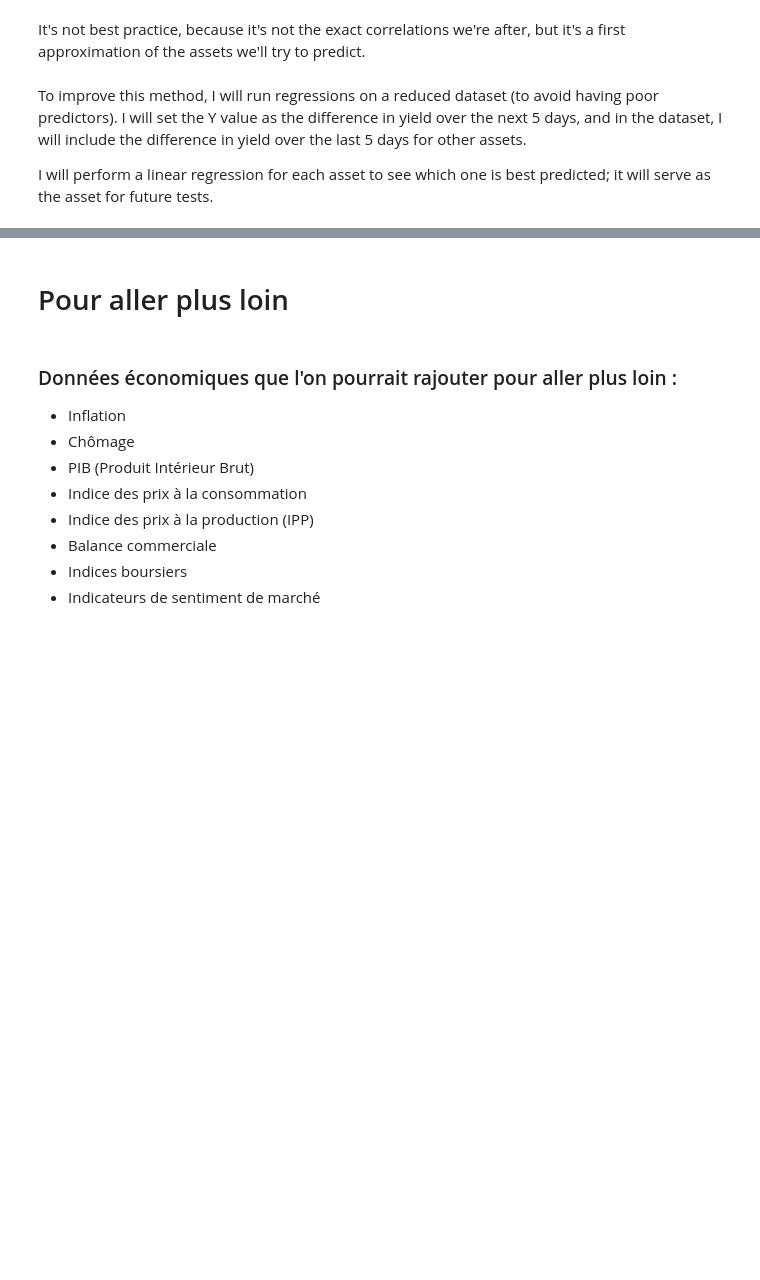
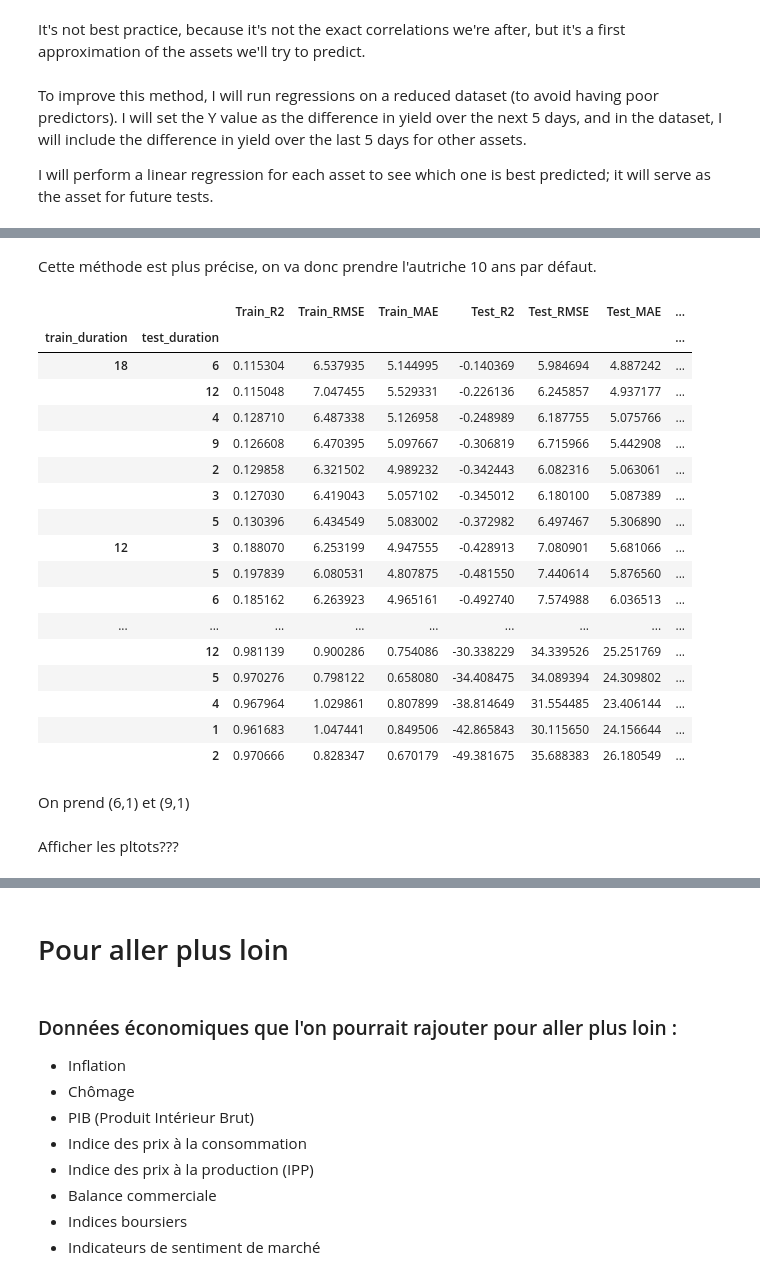
Before and after one commit to MartialLig/Govies_Quant_Trading, a Jupyter notebook: Project/compte_rendu.ipynb, the cells around one changed output, grey strips where cells are left out. Cells and saved outputs as stored; diff of their text form; code cells hidden in the pictures; blank space fills up the shorter version.

```diff
--- a/Project/compte_rendu.ipynb
+++ b/Project/compte_rendu.ipynb
@@ -287,33 +287,3 @@ It's not best practice, because it's not the exact correlations we're after, but
 To improve this method, I will run regressions on a reduced dataset (to avoid having poor predictors). I will set the Y value as the difference in yield over the next 5 days, and in the dataset, I will include the difference in yield over the last 5 days for other assets.
 
 I will perform a linear regression for each asset to see which one is best predicted; it will serve as the asset for future tests.
-# %%
-new_data = data_manager.data.diff(5)
-new_data = new_data.dropna(axis=0)
-df = new_data[new_data.index<"2017-03-01"]
-
-model = LinearRegression()
-
-results = []
-
-for column in df.columns:
-    y = df[column].shift(-5)
-    X = df.drop(columns=[column]).iloc[:-5]
-    y = y.dropna()
-    y.to_numpy()
-    X.to_numpy()
-    if not X.empty and len(X) == len(y):
-        model.fit(X, y)
-        predictions = model.predict(X)
-        mse = mean_squared_error(y, predictions)
-        rmse = np.sqrt(mse)
-        result = {
-            'column': column,
-            'score': model.score(X, y),
-             'MSE': mse,
-            'RMSE': rmse
-        }
-        results.append(result)
-
-results_df = pd.DataFrame(results)
-results_df.sort_values("score", ascending=False)
@@ -407,0 +315,38 @@ model_trainer.train_and_evaluate()
+# %% [markdown]
+Cette méthode est plus précise, on va donc prendre l'autriche 10 ans par défaut.
+# %%
+test = OptimisationTimeRegressison()
+premiere_valeurs = [1, 2, 3, 6, 9, 12, 18]
+seconde_valeurs = [1, 2, 3, 4, 5, 6, 9, 12]
+liste_temps = [(x, y) for x in premiere_valeurs for y in seconde_valeurs]
+number_to_diff = 5
+column_target = "Austria_10y"
+new_data = data_manager.data.diff(number_to_diff)
+new_data[column_target] = new_data[column_target].shift(-number_to_diff)
+new_data = new_data.dropna(0)
+
+data1, data2 =test.find_optimal_value(new_data,liste_temps, column_target)
+data1.sort_values("Test_R2", ascending=False)
+# %% [output]
+|  |  | Train_R2 | Train_RMSE | Train_MAE | Test_R2 | Test_RMSE | Test_MAE | ... |
+| train_duration | test_duration |  |  |  |  |  |  | ... |
+| 18 | 6 | 0.115304 | 6.537935 | 5.144995 | -0.140369 | 5.984694 | 4.887242 | ... |
+|  | 12 | 0.115048 | 7.047455 | 5.529331 | -0.226136 | 6.245857 | 4.937177 | ... |
+|  | 4 | 0.128710 | 6.487338 | 5.126958 | -0.248989 | 6.187755 | 5.075766 | ... |
+|  | 9 | 0.126608 | 6.470395 | 5.097667 | -0.306819 | 6.715966 | 5.442908 | ... |
+|  | 2 | 0.129858 | 6.321502 | 4.989232 | -0.342443 | 6.082316 | 5.063061 | ... |
+|  | 3 | 0.127030 | 6.419043 | 5.057102 | -0.345012 | 6.180100 | 5.087389 | ... |
+|  | 5 | 0.130396 | 6.434549 | 5.083002 | -0.372982 | 6.497467 | 5.306890 | ... |
+| 12 | 3 | 0.188070 | 6.253199 | 4.947555 | -0.428913 | 7.080901 | 5.681066 | ... |
+|  | 5 | 0.197839 | 6.080531 | 4.807875 | -0.481550 | 7.440614 | 5.876560 | ... |
+|  | 6 | 0.185162 | 6.263923 | 4.965161 | -0.492740 | 7.574988 | 6.036513 | ... |
+| ... | ... | ... | ... | ... | ... | ... | ... | ... |
+|  | 12 | 0.981139 | 0.900286 | 0.754086 | -30.338229 | 34.339526 | 25.251769 | ... |
+|  | 5 | 0.970276 | 0.798122 | 0.658080 | -34.408475 | 34.089394 | 24.309802 | ... |
+|  | 4 | 0.967964 | 1.029861 | 0.807899 | -38.814649 | 31.554485 | 23.406144 | ... |
+|  | 1 | 0.961683 | 1.047441 | 0.849506 | -42.865843 | 30.115650 | 24.156644 | ... |
+|  | 2 | 0.970666 | 0.828347 | 0.670179 | -49.381675 | 35.688383 | 26.180549 | ... |
+# %% [markdown]
+On prend (6,1) et (9,1)
+# %% [markdown]
+Afficher les pltots???
```
Also changed, not shown: parts of 11 cells of this notebook, 3 other files.
